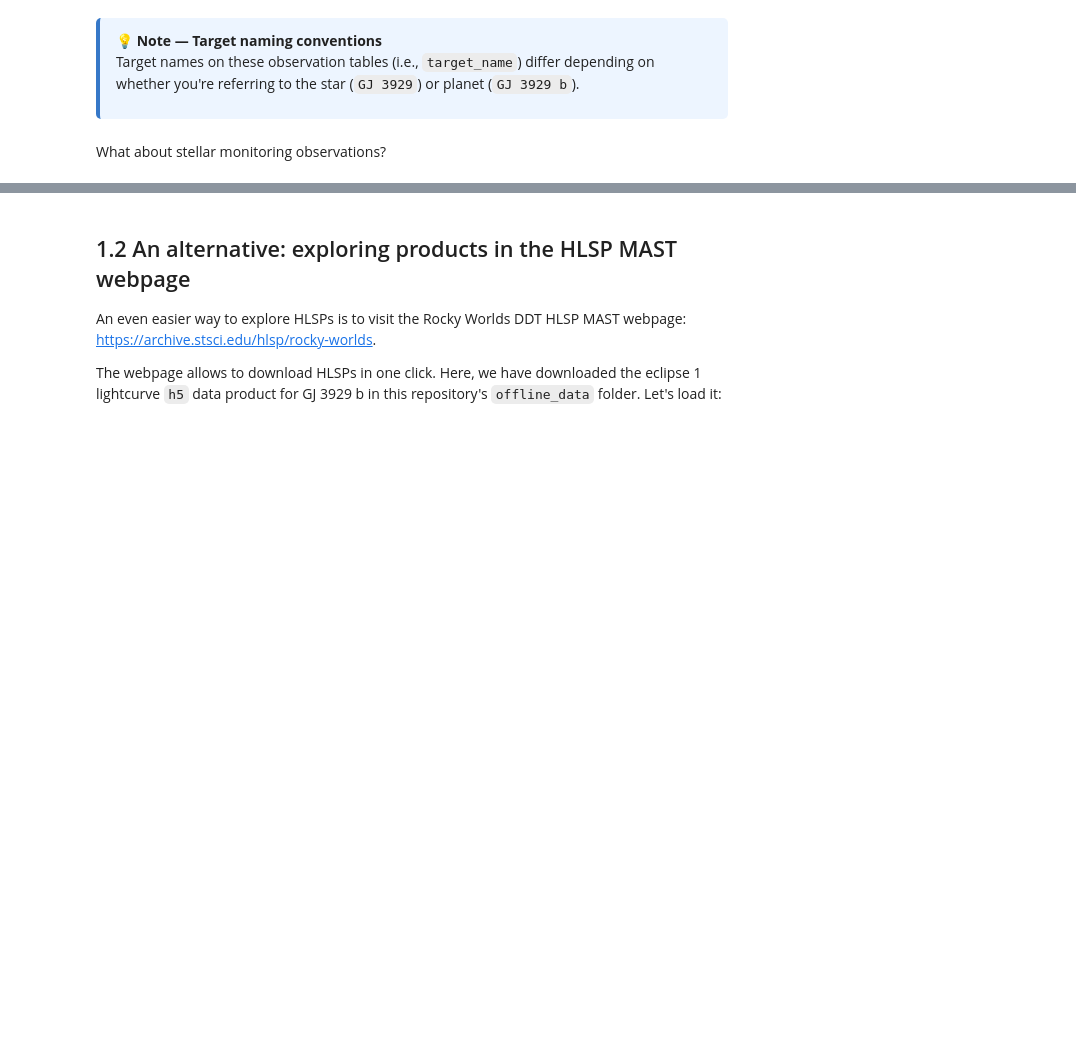
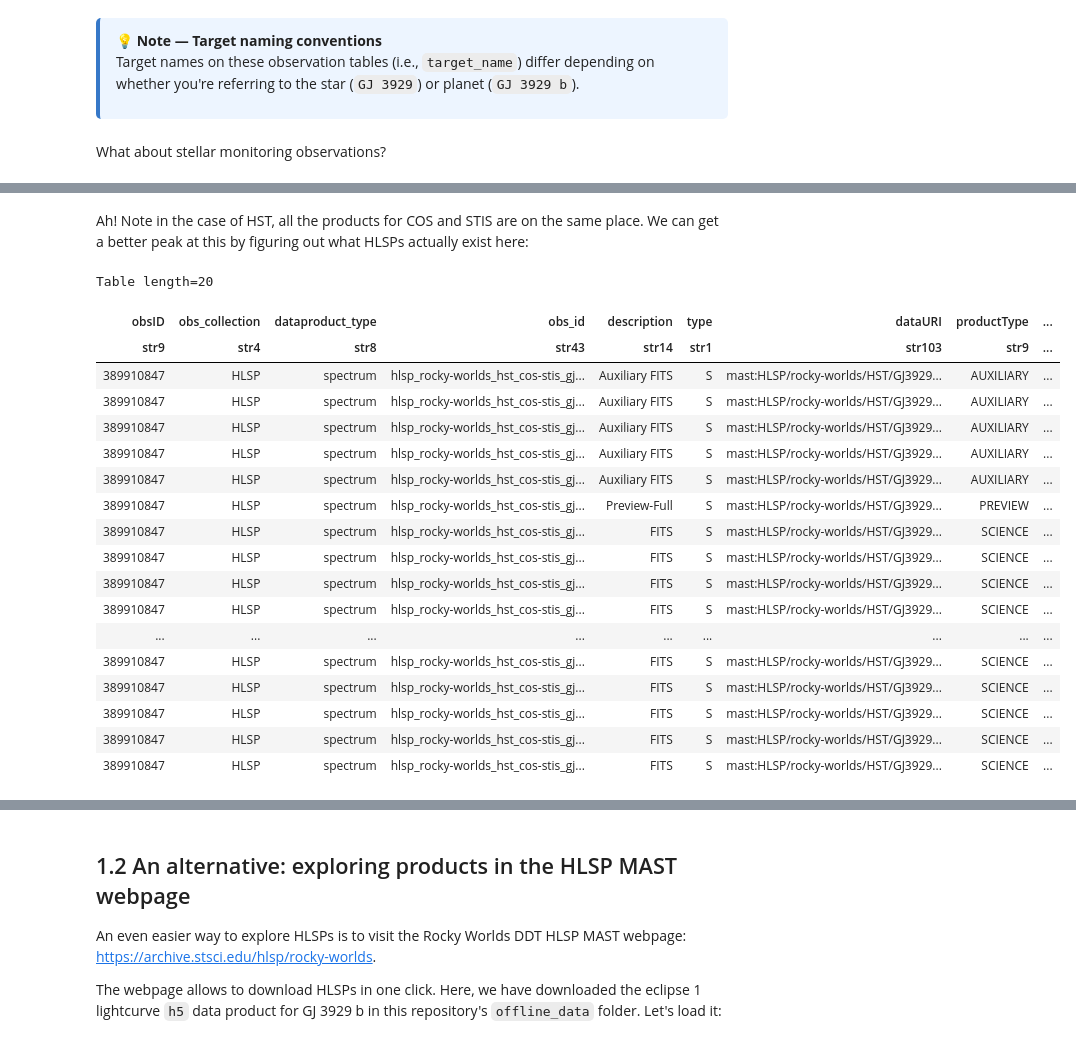
Before and after one commit to nespinoza/rocky-worlds-notebooks, a Jupyter notebook: notebooks/rw-workshop-school-2026/1-rwddt-hlsps.ipynb, the cells around one changed output, grey strips where cells are left out. Drawn from its saved outputs; the diff is of its cells as text; code cells hidden in the pictures; blank space fills up the shorter version.

```diff
--- a/notebooks/rw-workshop-school-2026/1-rwddt-hlsps.ipynb
+++ b/notebooks/rw-workshop-school-2026/1-rwddt-hlsps.ipynb
@@ -141,3 +205,30 @@ Table length=1
 | target_name | obs_id | project | filters | instrument_name | dataproduct_type | t_min | t_max | t_exptime |
 | str11 | str55 | str4 | str35 | str13 | str10 | float64 | float64 | float64 |
 | GJ 3929 | hlsp_rocky-worlds_hst_cos-stis_gj... | HST | G130M;G140M;G160M;G230L;G430L;G750L | COS | STIS | spectrum | 60872.21888377 | 61103.3061253 | 77719.17387500001 |
+# %% [markdown]
+Ah! Note in the case of HST, all the products for COS and STIS are on the same place. We can get a better peak at this by figuring out what HLSPs actually exist here:
+# %%
+if not run_offline:
+
+    hst_hlsp = Observations.get_product_list( all_observations[ all_observations['target_name'] == 'GJ 3929' ][0] )
+    display( hst_hlsp )
+# %% [output]
+Table length=20
+| obsID | obs_collection | dataproduct_type | obs_id | description | type | dataURI | productType | ... |
+| str9 | str4 | str8 | str43 | str14 | str1 | str103 | str9 | ... |
+| 389910847 | HLSP | spectrum | hlsp_rocky-worlds_hst_cos-stis_gj... | Auxiliary FITS | S | mast:HLSP/rocky-worlds/HST/GJ3929... | AUXILIARY | ... |
+| 389910847 | HLSP | spectrum | hlsp_rocky-worlds_hst_cos-stis_gj... | Auxiliary FITS | S | mast:HLSP/rocky-worlds/HST/GJ3929... | AUXILIARY | ... |
+| 389910847 | HLSP | spectrum | hlsp_rocky-worlds_hst_cos-stis_gj... | Auxiliary FITS | S | mast:HLSP/rocky-worlds/HST/GJ3929... | AUXILIARY | ... |
+| 389910847 | HLSP | spectrum | hlsp_rocky-worlds_hst_cos-stis_gj... | Auxiliary FITS | S | mast:HLSP/rocky-worlds/HST/GJ3929... | AUXILIARY | ... |
+| 389910847 | HLSP | spectrum | hlsp_rocky-worlds_hst_cos-stis_gj... | Auxiliary FITS | S | mast:HLSP/rocky-worlds/HST/GJ3929... | AUXILIARY | ... |
+| 389910847 | HLSP | spectrum | hlsp_rocky-worlds_hst_cos-stis_gj... | Preview-Full | S | mast:HLSP/rocky-worlds/HST/GJ3929... | PREVIEW | ... |
+| 389910847 | HLSP | spectrum | hlsp_rocky-worlds_hst_cos-stis_gj... | FITS | S | mast:HLSP/rocky-worlds/HST/GJ3929... | SCIENCE | ... |
+| 389910847 | HLSP | spectrum | hlsp_rocky-worlds_hst_cos-stis_gj... | FITS | S | mast:HLSP/rocky-worlds/HST/GJ3929... | SCIENCE | ... |
+| 389910847 | HLSP | spectrum | hlsp_rocky-worlds_hst_cos-stis_gj... | FITS | S | mast:HLSP/rocky-worlds/HST/GJ3929... | SCIENCE | ... |
+| 389910847 | HLSP | spectrum | hlsp_rocky-worlds_hst_cos-stis_gj... | FITS | S | mast:HLSP/rocky-worlds/HST/GJ3929... | SCIENCE | ... |
+| ... | ... | ... | ... | ... | ... | ... | ... | ... |
+| 389910847 | HLSP | spectrum | hlsp_rocky-worlds_hst_cos-stis_gj... | FITS | S | mast:HLSP/rocky-worlds/HST/GJ3929... | SCIENCE | ... |
+| 389910847 | HLSP | spectrum | hlsp_rocky-worlds_hst_cos-stis_gj... | FITS | S | mast:HLSP/rocky-worlds/HST/GJ3929... | SCIENCE | ... |
+| 389910847 | HLSP | spectrum | hlsp_rocky-worlds_hst_cos-stis_gj... | FITS | S | mast:HLSP/rocky-worlds/HST/GJ3929... | SCIENCE | ... |
+| 389910847 | HLSP | spectrum | hlsp_rocky-worlds_hst_cos-stis_gj... | FITS | S | mast:HLSP/rocky-worlds/HST/GJ3929... | SCIENCE | ... |
+| 389910847 | HLSP | spectrum | hlsp_rocky-worlds_hst_cos-stis_gj... | FITS | S | mast:HLSP/rocky-worlds/HST/GJ3929... | SCIENCE | ... |
```
Also changed, not shown: parts of 21 cells of this notebook.
